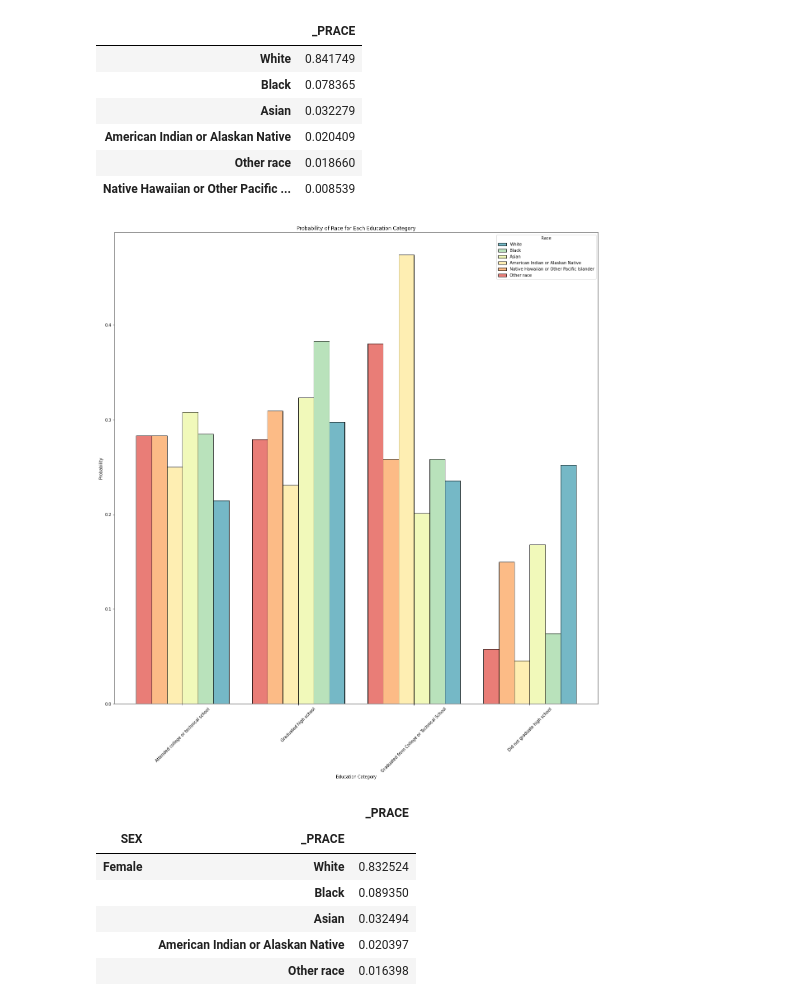
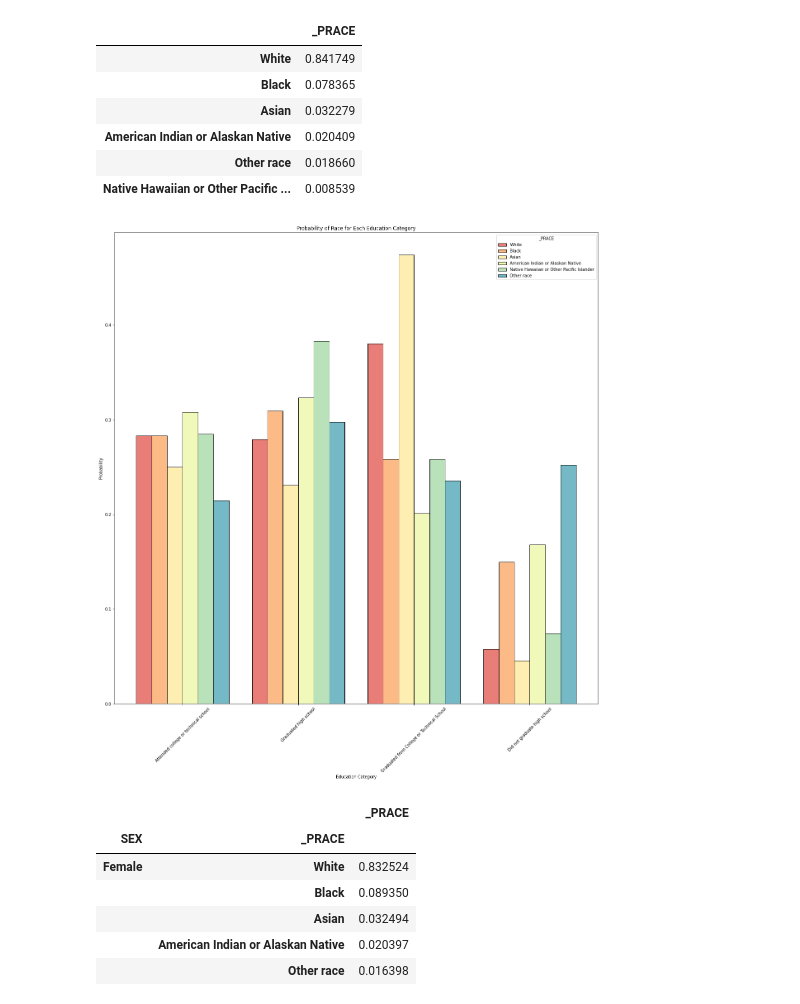
Before and after one commit to eklee151/Adverse-Childhood-Experiences, a Jupyter notebook: 3_eda.ipynb, the cells around one changed output. Saved outputs shown, nothing was run; the diff lists cells and outputs as text; code cells hidden in the pictures.

```diff
--- a/3_eda.ipynb
+++ b/3_eda.ipynb
@@ -97,14 +97,14 @@ brfss_total['_PRACE'].value_counts(normalize = True, ascending=False).to_frame()
 # %%
 plt.figure(figsize=(21, 21))
 sns.histplot(data = brfss_total, x = '_EDUCAG', hue = '_PRACE', multiple='dodge', stat='probability', common_norm = False, discrete=True, shrink=0.8, palette='Spectral')
 plt.xticks(rotation=45)
 plt.title('Probability of Race for Each Education Category')
 plt.xlabel('Education Category')
-plt.legend(title='Race', labels=brfss_total['_PRACE'].unique());
+#plt.legend(title='Race', labels=brfss_total['_PRACE'].unique());
 
 plt.savefig('race_education.jpg')
 # %% [output]
-[figure, old version]
+[figure, new version]
 # %%
 brfss_total.groupby('SEX')['_PRACE'].value_counts(normalize=True, ascending=False).to_frame()
 # %% [output]
```
Also changed, not shown: parts of 5 cells of this notebook, 5 other files.
